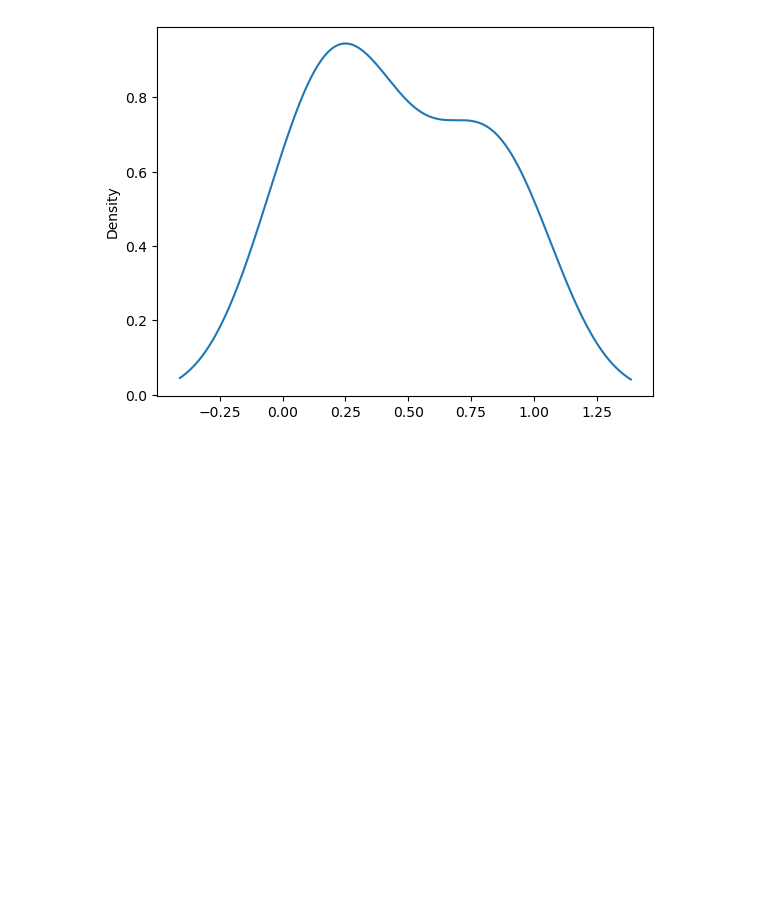
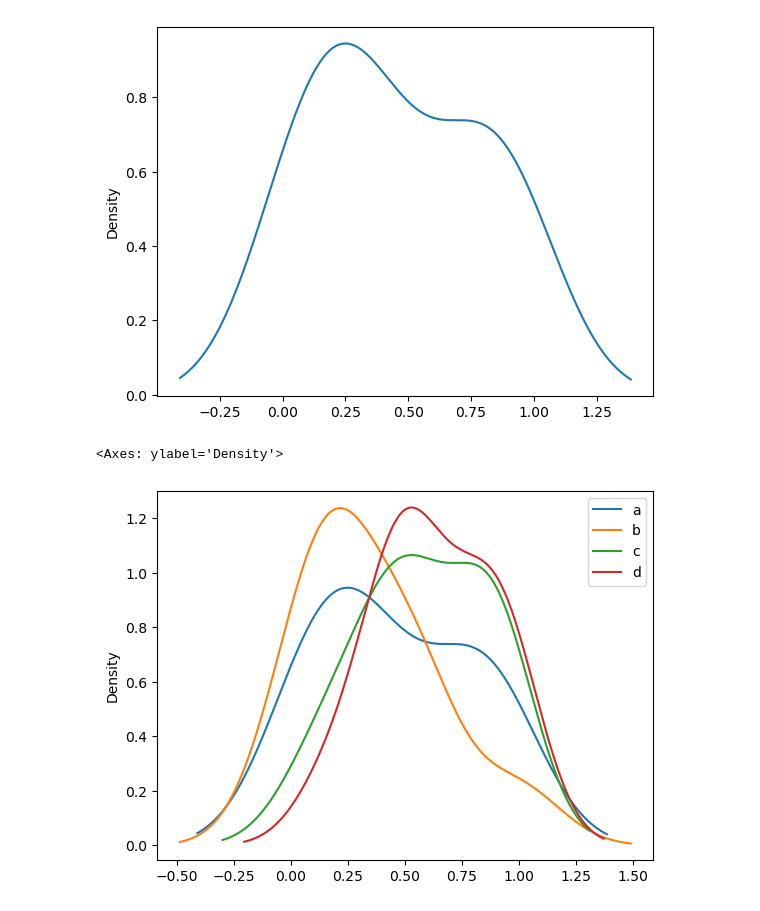
Before and after one commit to JenasJermaine/Learning-Data-Science-and-Machine-Learning, a Jupyter notebook: Data Viz - Others/Data Viz- Pandas.ipynb, the cells around one changed output. Drawn from its saved outputs; the diff is of its cells as text; code cells hidden in the pictures; blank space fills up the shorter version.

```diff
--- a/Data Viz - Others/Data Viz- Pandas.ipynb
+++ b/Data Viz - Others/Data Viz- Pandas.ipynb
@@ -93,4 +93,7 @@ df2['a'].plot.density()
 <Axes: ylabel='Density'>
 [figure]
 # %%
-df2.plot.his
+df2.plot.kde()
+# %% [output]
+<Axes: ylabel='Density'>
+[figure, added]
```
